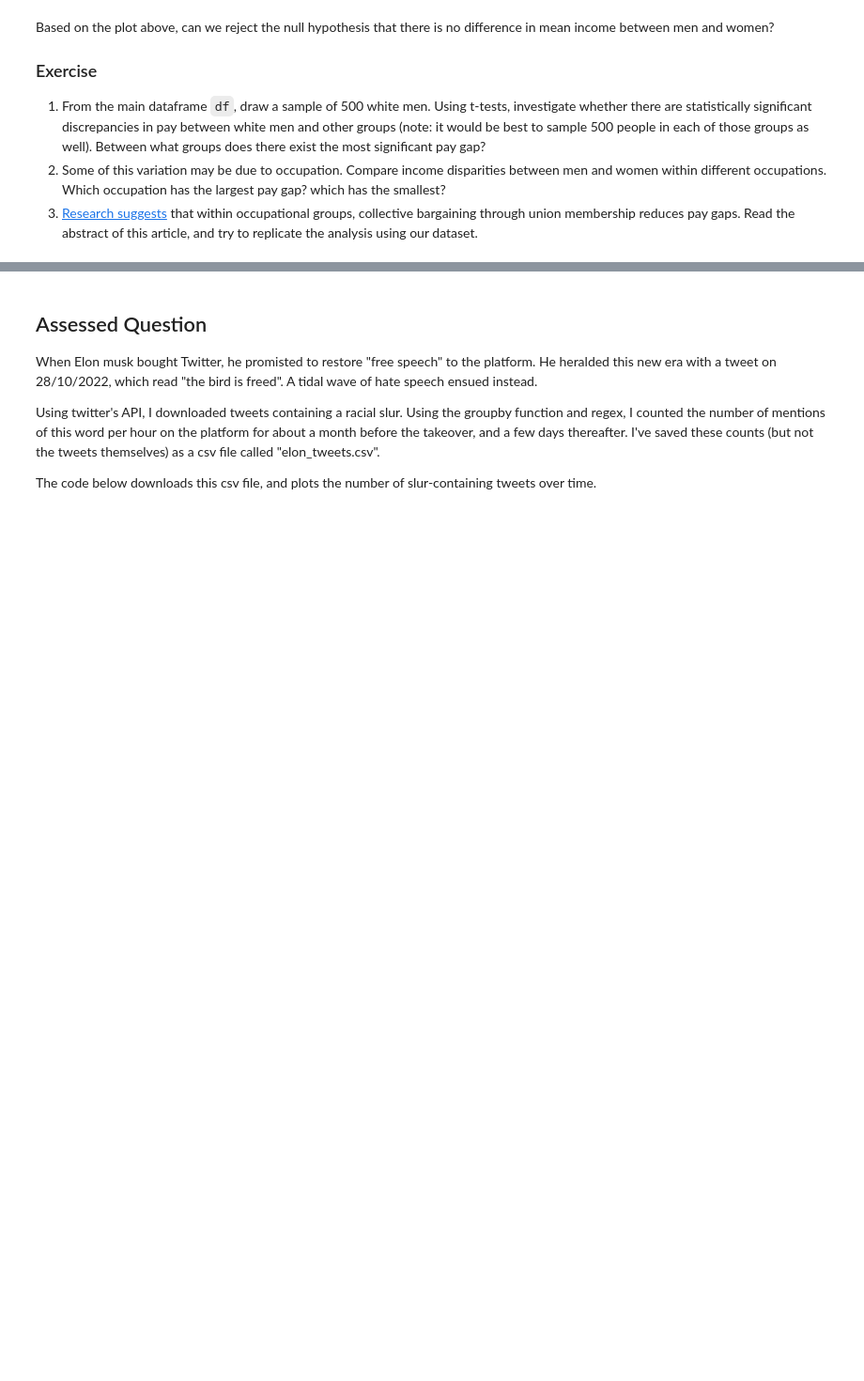
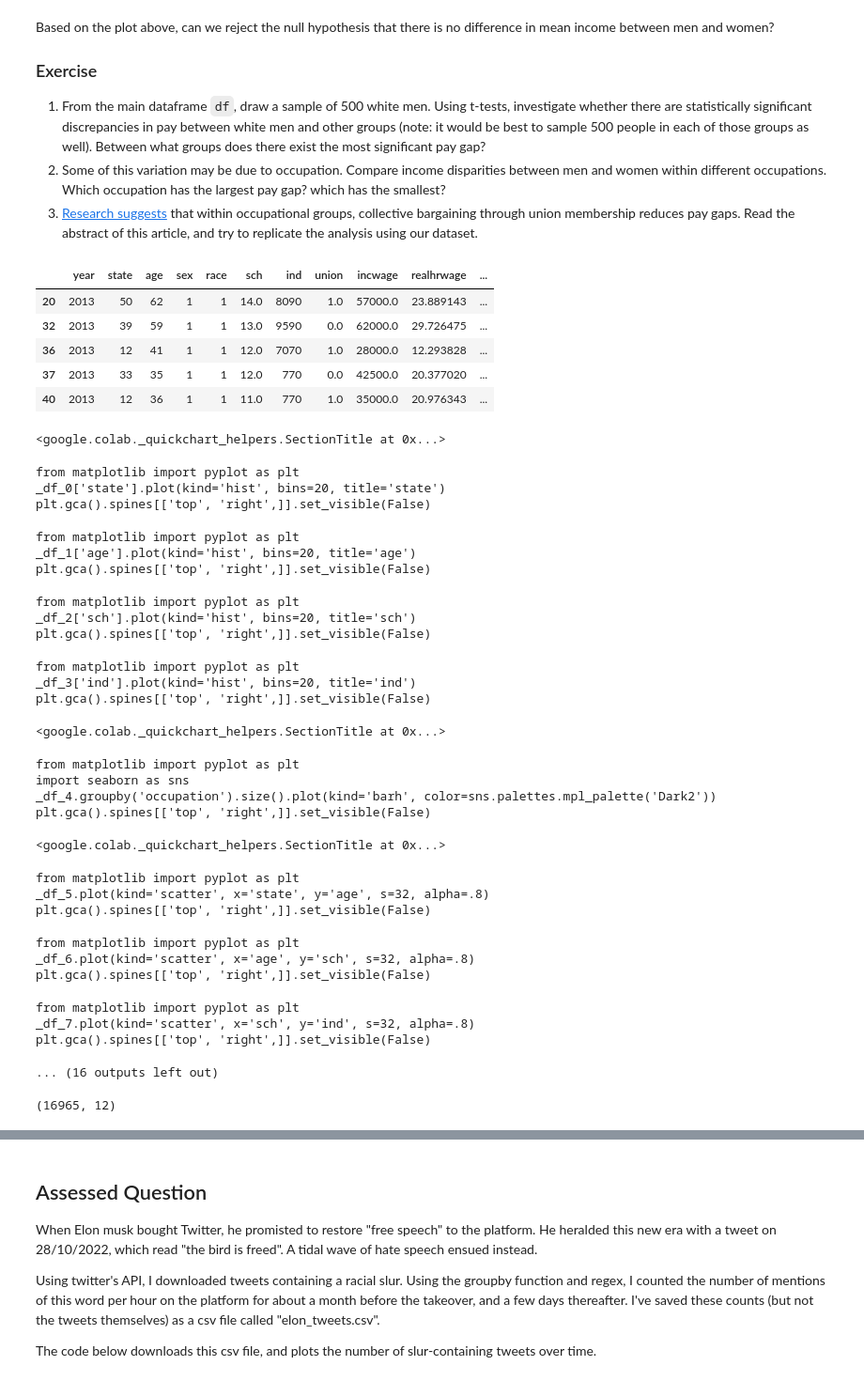
Before and after one commit to solo-marina/QM2, a Jupyter notebook: notebooks/W07. Hypothesis Testing.ipynb, the cells around one changed output, grey strips where cells are left out. Shown at 94% size. Saved outputs shown, nothing was run; the diff lists cells and outputs as text; code cells hidden in the pictures; blank space fills up the shorter version.

```diff
--- a/notebooks/W07. Hypothesis Testing.ipynb
+++ b/notebooks/W07. Hypothesis Testing.ipynb
@@ -294,3 +300,46 @@ Based on the plot above, can we reject the null hypothesis that there is no diff
 1. From the main dataframe `df`, draw a sample of 500 white men. Using t-tests, investigate whether there are statistically significant discrepancies in pay between white men and other groups (note: it would be best to sample 500 people in each of those groups as well). Between what groups does there exist the most significant pay gap?
 2. Some of this variation may be due to occupation. Compare income disparities between men and women within different occupations. Which occupation has the largest pay gap? which has the smallest?
 3. [Research suggests](https://journals.sagepub.com/doi/abs/10.1177/0730888401028004005) that within occupational groups, collective bargaining through union membership reduces pay gaps. Read the abstract of this article, and try to replicate the analysis using our dataset.
+# %%
+df.head()
+# %% [output]
+|  | year | state | age | sex | race | sch | ind | union | incwage | realhrwage | ... |
+| 20 | 2013 | 50 | 62 | 1 | 1 | 14.0 | 8090 | 1.0 | 57000.0 | 23.889143 | ... |
+| 32 | 2013 | 39 | 59 | 1 | 1 | 13.0 | 9590 | 0.0 | 62000.0 | 29.726475 | ... |
+| 36 | 2013 | 12 | 41 | 1 | 1 | 12.0 | 7070 | 1.0 | 28000.0 | 12.293828 | ... |
+| 37 | 2013 | 33 | 35 | 1 | 1 | 12.0 | 770 | 0.0 | 42500.0 | 20.377020 | ... |
+| 40 | 2013 | 12 | 36 | 1 | 1 | 11.0 | 770 | 1.0 | 35000.0 | 20.976343 | ... |
+<google.colab._quickchart_helpers.SectionTitle at 0x...>
+from matplotlib import pyplot as plt
+_df_0['state'].plot(kind='hist', bins=20, title='state')
+plt.gca().spines[['top', 'right',]].set_visible(False)
+from matplotlib import pyplot as plt
+_df_1['age'].plot(kind='hist', bins=20, title='age')
+plt.gca().spines[['top', 'right',]].set_visible(False)
+from matplotlib import pyplot as plt
+_df_2['sch'].plot(kind='hist', bins=20, title='sch')
+plt.gca().spines[['top', 'right',]].set_visible(False)
+from matplotlib import pyplot as plt
+_df_3['ind'].plot(kind='hist', bins=20, title='ind')
+plt.gca().spines[['top', 'right',]].set_visible(False)
+<google.colab._quickchart_helpers.SectionTitle at 0x...>
+from matplotlib import pyplot as plt
+import seaborn as sns
+_df_4.groupby('occupation').size().plot(kind='barh', color=sns.palettes.mpl_palette('Dark2'))
+plt.gca().spines[['top', 'right',]].set_visible(False)
+<google.colab._quickchart_helpers.SectionTitle at 0x...>
+from matplotlib import pyplot as plt
+_df_5.plot(kind='scatter', x='state', y='age', s=32, alpha=.8)
+plt.gca().spines[['top', 'right',]].set_visible(False)
+from matplotlib import pyplot as plt
+_df_6.plot(kind='scatter', x='age', y='sch', s=32, alpha=.8)
+plt.gca().spines[['top', 'right',]].set_visible(False)
+from matplotlib import pyplot as plt
+_df_7.plot(kind='scatter', x='sch', y='ind', s=32, alpha=.8)
+plt.gca().spines[['top', 'right',]].set_visible(False)
+... (16 outputs left out)
+# %%
+whitemen_df = df[(df['income'] < 200) & (df['race'] == 1) & (df['sex'] == 1)]
+print(whitemen_df.shape)
+# %% [output]
+(16965, 12)
```
Also changed, not shown: parts of 13 cells of this notebook.
